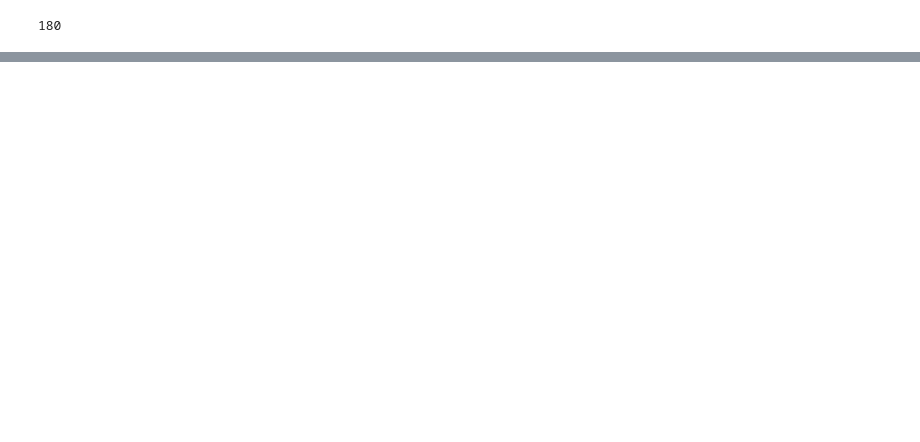
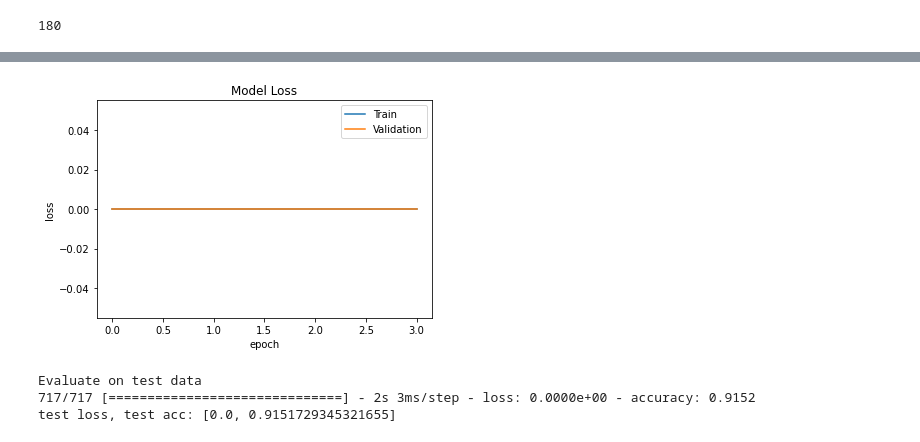
Before and after one commit to SnehalThakur/TMLC_DL, a Jupyter notebook: PatientSurvivalDetection.ipynb, the cells around one changed output, grey strips where cells are left out. Saved outputs shown, nothing was run; the diff lists cells and outputs as text; code cells hidden in the pictures; blank space fills up the shorter version.

```diff
--- a/PatientSurvivalDetection.ipynb
+++ b/PatientSurvivalDetection.ipynb
@@ -374,0 +409,19 @@ Epoch 10/30
+# %%
+plt.plot(history.history['loss'])
+plt.plot(history.history['val_loss'])
+plt.title('Model Loss')
+plt.ylabel('loss')
+plt.xlabel('epoch')
+plt.legend(['Train', 'Validation'])
+plt.show()
+# %% [output]
+[figure, added]
+# %%
+# Evaluate the model on the test data using `evaluate`
+print("Evaluate on test data")
+results = model.evaluate(X_test_enc, y_test_enc)
+print("test loss, test acc:", results)
+# %% [output]
+Evaluate on test data
+717/717 [==============================] - 2s 3ms/step - loss: 0.0000e+00 - accuracy: 0.9152
+test loss, test acc: [0.0, 0.9151729345321655]
```
Also changed, not shown: parts of 21 cells of this notebook.
